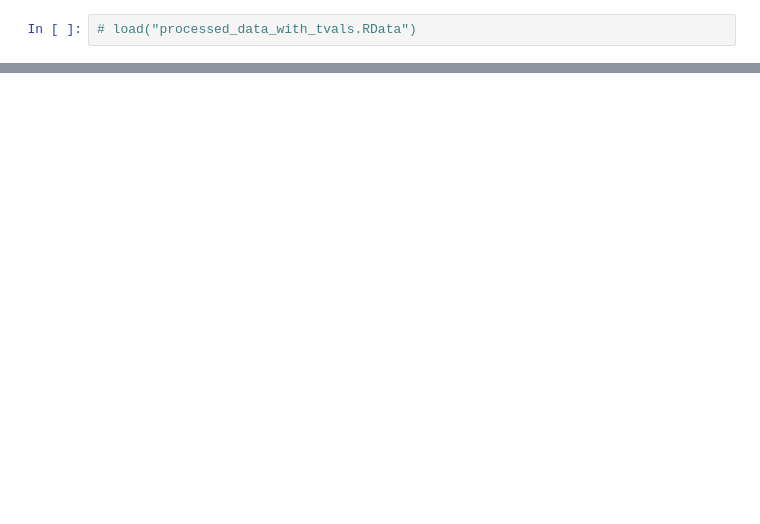
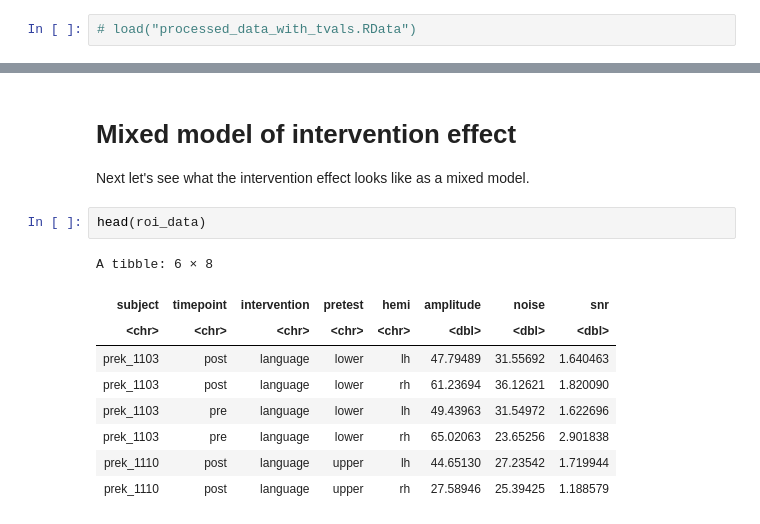
Before and after one commit to yeatmanlab/preK-MEG, a Jupyter notebook: analysis/ssvef/SNR.ipynb, the cells around one changed output, grey strips where cells are left out. Saved outputs shown, nothing was run; the diff lists cells and outputs as text; blank space fills up the shorter version.

```diff
--- a/analysis/ssvef/SNR.ipynb
+++ b/analysis/ssvef/SNR.ipynb
@@ -309,0 +249,16 @@ A grouped_df: 2 × 11
+# %% [markdown]
+# Mixed model of intervention effect
+
+Next let's see what the intervention effect looks like as a mixed model.
+# %%
+head(roi_data)
+# %% [output]
+A tibble: 6 × 8
+| subject | timepoint | intervention | pretest | hemi | amplitude | noise | snr |
+| <chr> | <chr> | <chr> | <chr> | <chr> | <dbl> | <dbl> | <dbl> |
+| prek_1103 | post | language | lower | lh | 47.79489 | 31.55692 | 1.640463 |
+| prek_1103 | post | language | lower | rh | 61.23694 | 36.12621 | 1.820090 |
+| prek_1103 | pre | language | lower | lh | 49.43963 | 31.54972 | 1.622696 |
+| prek_1103 | pre | language | lower | rh | 65.02063 | 23.65256 | 2.901838 |
+| prek_1110 | post | language | upper | lh | 44.65130 | 27.23542 | 1.719944 |
+| prek_1110 | post | language | upper | rh | 27.58946 | 25.39425 | 1.188579 |
```
Also changed, not shown: parts of 51 cells of this notebook.
